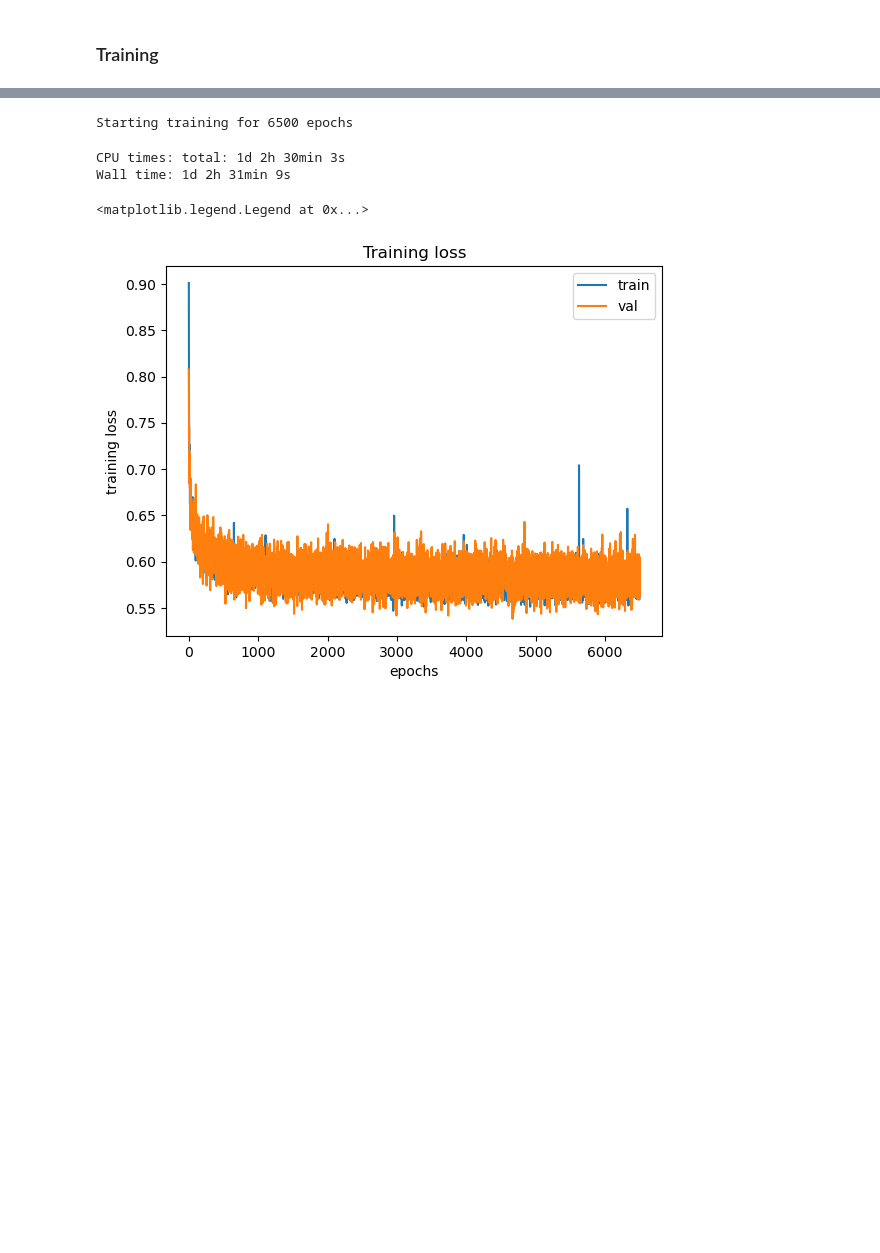
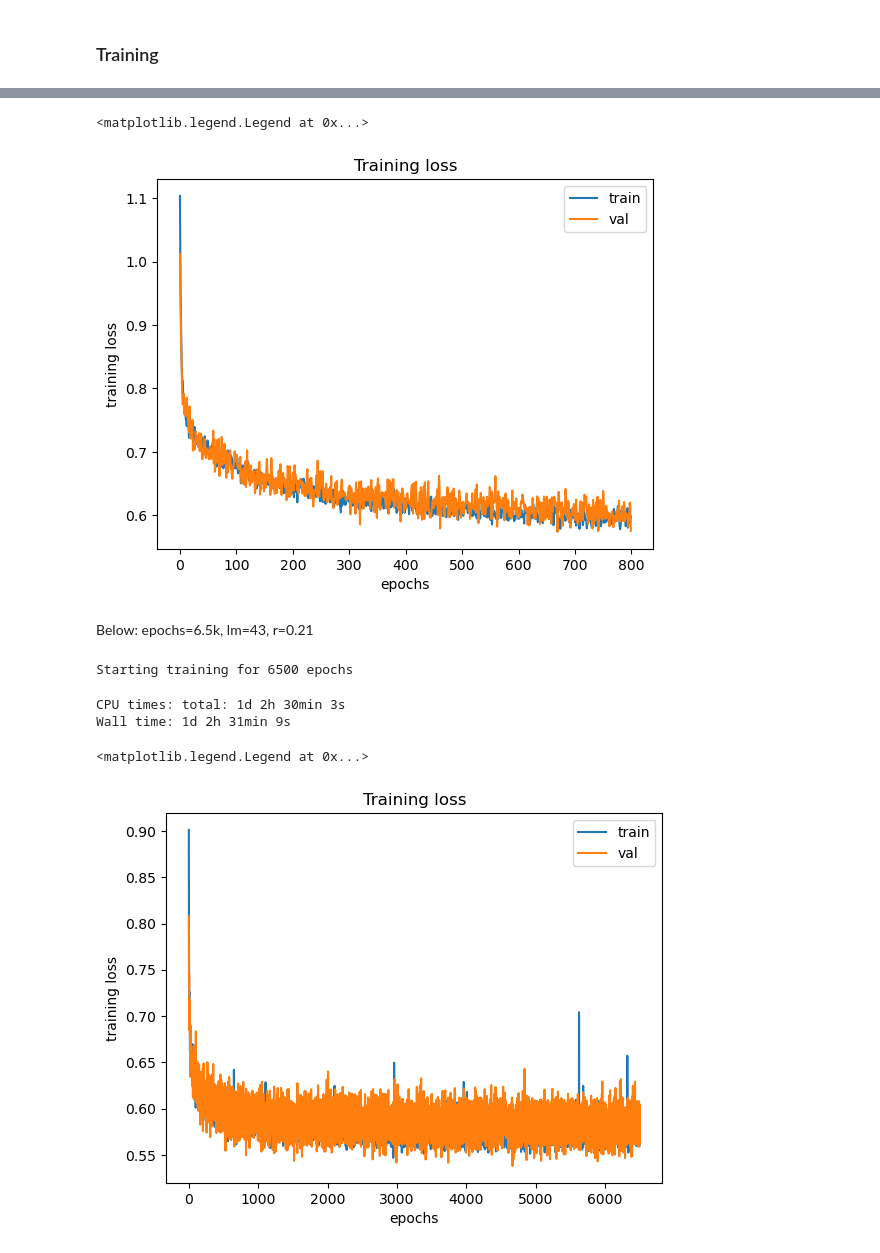
Before and after one commit to Yahnnosh/Sensor-Based-Modeling-of-Fatigue-Using-Transformer-Model, a Jupyter notebook: imputation_comparison.ipynb, the cells around one changed output, grey strips where cells are left out. Cells and saved outputs as stored; diff of their text form; code cells hidden in the pictures; blank space fills up the shorter version.

```diff
--- a/imputation_comparison.ipynb
+++ b/imputation_comparison.ipynb
@@ -341,3 +519,15 @@ optimizer = torch.optim.Adam(model.parameters(), lr=0.001)
+# %%
+plt.plot(history['train_loss'])
+plt.plot(history['test_loss'])
+plt.xlabel('epochs')
+plt.ylabel('training loss')
+plt.title('Training loss')
+plt.legend(['train', 'val'])
+# %% [output]
+<matplotlib.legend.Legend at 0x...>
+[figure, added]
+# %% [markdown]
+Below: epochs=6.5k, lm=43, r=0.21
 # %%
 %%time
 # segment day into sequences and treat as batches
```
Also changed, not shown: parts of 46 cells of this notebook, 40 other files.
